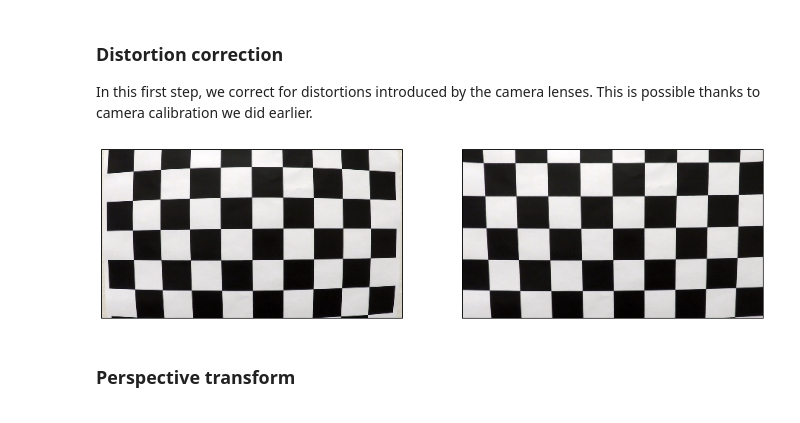
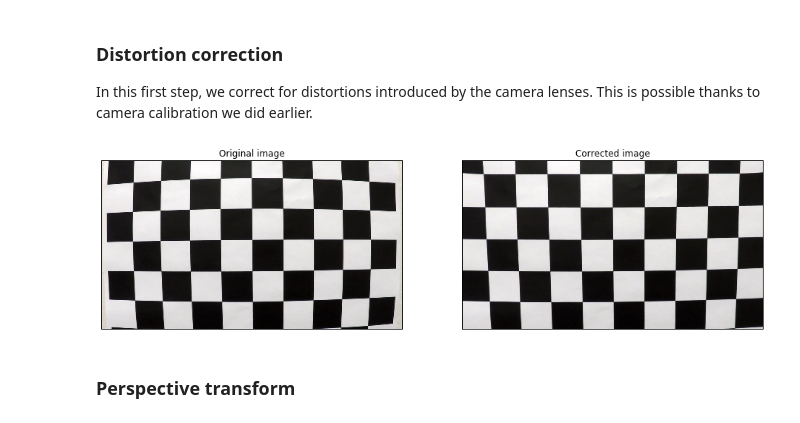
Before and after one commit to Goldob/CarND-Advanced-Lane-Lines, a Jupyter notebook: solution.ipynb, the cells around one changed output. Saved outputs shown, nothing was run; the diff lists cells and outputs as text; code cells hidden in the pictures.

```diff
--- a/solution.ipynb
+++ b/solution.ipynb
@@ -6,14 +6,16 @@ def hide_axes():
     plt.yticks([])
 
 # Simple utility function to display image comparisons
-def side_by_side(left, right):
+def side_by_side(left, right, left_title='', right_title=''):
     plt.figure(figsize=(16, 10))
 
     plt.subplot(121)
+    plt.title(left_title)
     plt.imshow(left, cmap='gray')
     hide_axes()
 
     plt.subplot(122)
+    plt.title(right_title)
     plt.imshow(right, cmap='gray')
     hide_axes()
 
@@ -57,15 +59,15 @@ In this first step, we correct for distortions introduced by the camera lenses.
 # %%
 def undistort(img):
     return cv2.undistort(img, cmtx, dist_)
 
 image = cv2.imread('camera_cal/calibration1.jpg')
 image = cv2.cvtColor(image, cv2.COLOR_BGR2RGB)
 
 undistorted = undistort(image)
 
-side_by_side(image, undistorted)
+side_by_side(image, undistorted, 'Original image', 'Corrected image')
 # %% [output]
-[figure, old version]
+[figure, new version]
 # %% [markdown]
 ### Perspective transform
 # %%
```
Also changed, not shown: parts of 3 cells of this notebook, 23 other files.
